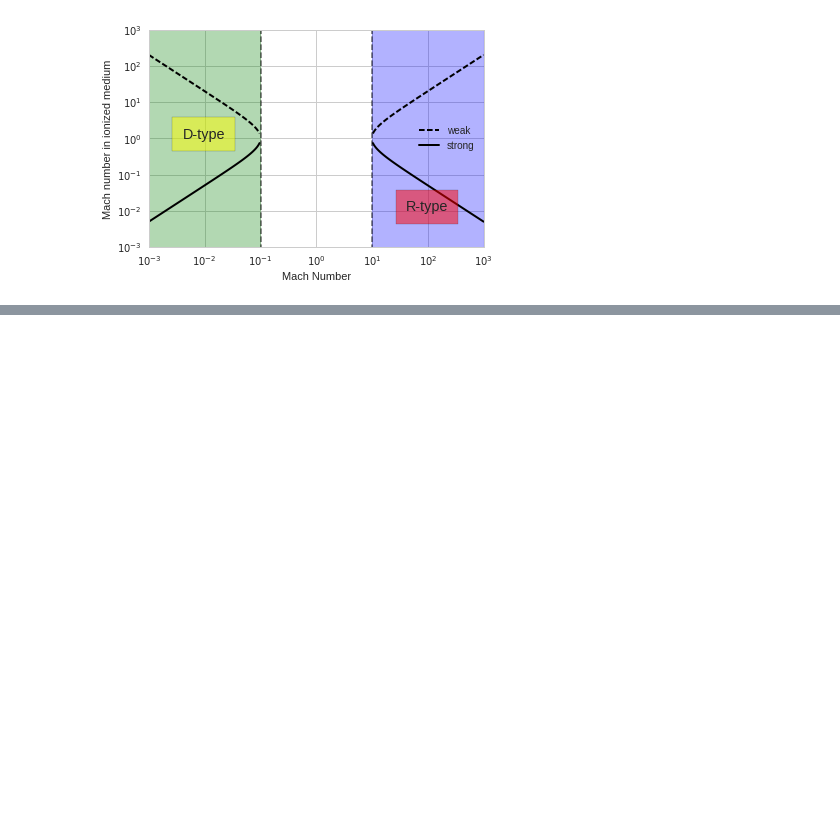
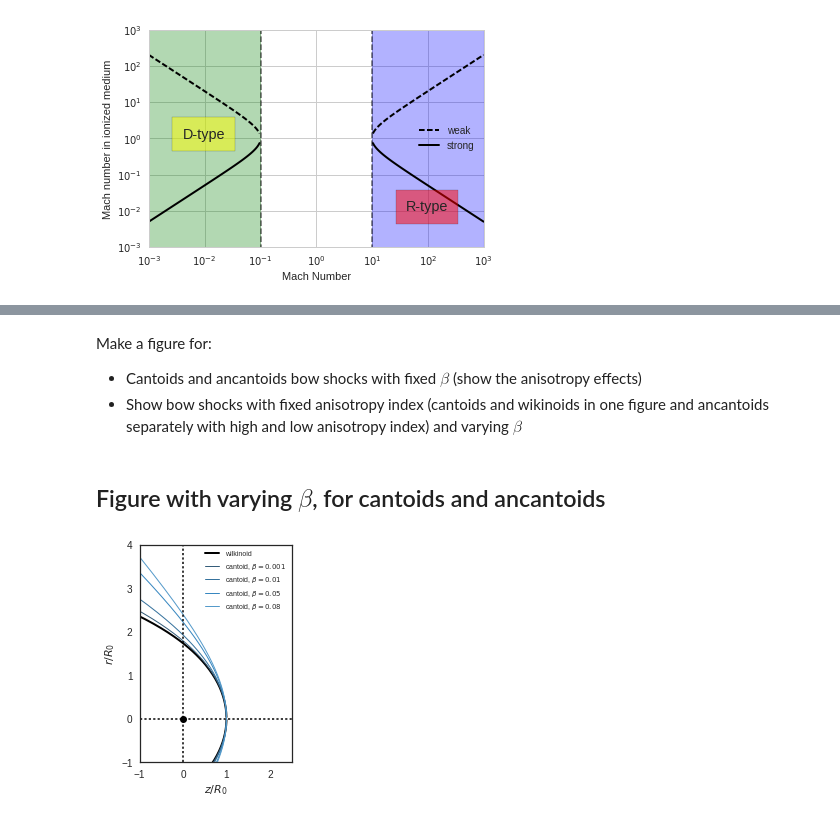
Before and after one commit to Lxndrs/Thesis, a Jupyter notebook: Picture_maker.ipynb, the cells around one changed output, grey strips where cells are left out. Drawn from its saved outputs; the diff is of its cells as text; code cells hidden in the pictures; blank space fills up the shorter version.

```diff
--- a/Picture_maker.ipynb
+++ b/Picture_maker.ipynb
@@ -227,0 +230,4 @@ plt.savefig("./Figures/IF-vel-jump.pdf")
+# %% [markdown]
+Make a figure for:
+ - Cantoids and ancantoids bow shocks with fixed $\beta$ (show the anisotropy effects)
+ - Show bow shocks with fixed anisotropy index (cantoids and wikinoids in one figure and ancantoids separately with high and low anisotropy index) and varying $\beta$
@@ -227,0 +238,48 @@ plt.savefig("./Figures/IF-vel-jump.pdf")
+# %%
+theta = np.linspace(0, np.pi, 100)
+beta = ["wilkinoid", 1e-3, 1e-2, 0.05, 0.08, 0.5, 0.99]
+index = ["cantoid", 1.0, 0.8, 0.6, 0.4]
+# %%
+def complete_shape(r, t):
+    """
+    Gives the mirror part of the bow shock shape
+    """
+    t_com = np.array([-t, t])
+    r_com = np.array([r, r])
+    t_com, r_com = t_com.reshape(2*len(t)), r_com.reshape(2*len(r))
+    t_com, r_com = zip(*sorted(zip(t_com, r_com)))
+    return t_com, r_com
+# %% [markdown]
+## Figure with varying $\beta$, for cantoids and ancantoids
+# %%
+sns.set_style("white")
+colors = sns.color_palette("Blues_d", n_colors=len(beta))
+for b, c in zip(beta[:-2], colors[:-2]):
+    if b=="wilkinoid":
+        R = np.sqrt(3*(1-theta/np.tan(theta))/np.sin(theta)**2)
+        label= "wilkinoid"
+        col = "k"
+        lw = 2
+    else:
+        shell = Shell(beta=b, innertype="isotropic")
+        r = shell.radius(theta)
+        R = r/r[0] # Normalize radius with R0
+        label= r"cantoid, $\beta={}$".format(b)
+        col = c
+        lw = 1
+    t = np.zeros_like(2*theta)
+    t, R = complete_shape(R, theta)
+    x, y = R*np.cos(t), R*np.sin(t)
+    plt.plot(x, y, label=label, c=col, linewidth = lw)
+plt.plot([0], [0], "ko")
+plt.plot([-1.5, 3], [0, 0], "k:", lw=1.5)
+plt.plot([0, 0], [-1.5, 5], "k:", lw=1.5)
+plt.legend(fontsize="x-small", ncol=1, loc="upper right")
+plt.axes().set_aspect('equal')
+plt.xlim(-1, 2.5)
+plt.ylim(-1, 4)
+plt.xlabel(r"$z/R_0$")
+plt.ylabel(r"$r/R_0$")
+plt.savefig("./Figures/cantoid-wilkinoid-shape.pdf")
+# %% [output]
+[figure, added]
```
Also changed, not shown: parts of 14 cells of this notebook, 7 other files.
